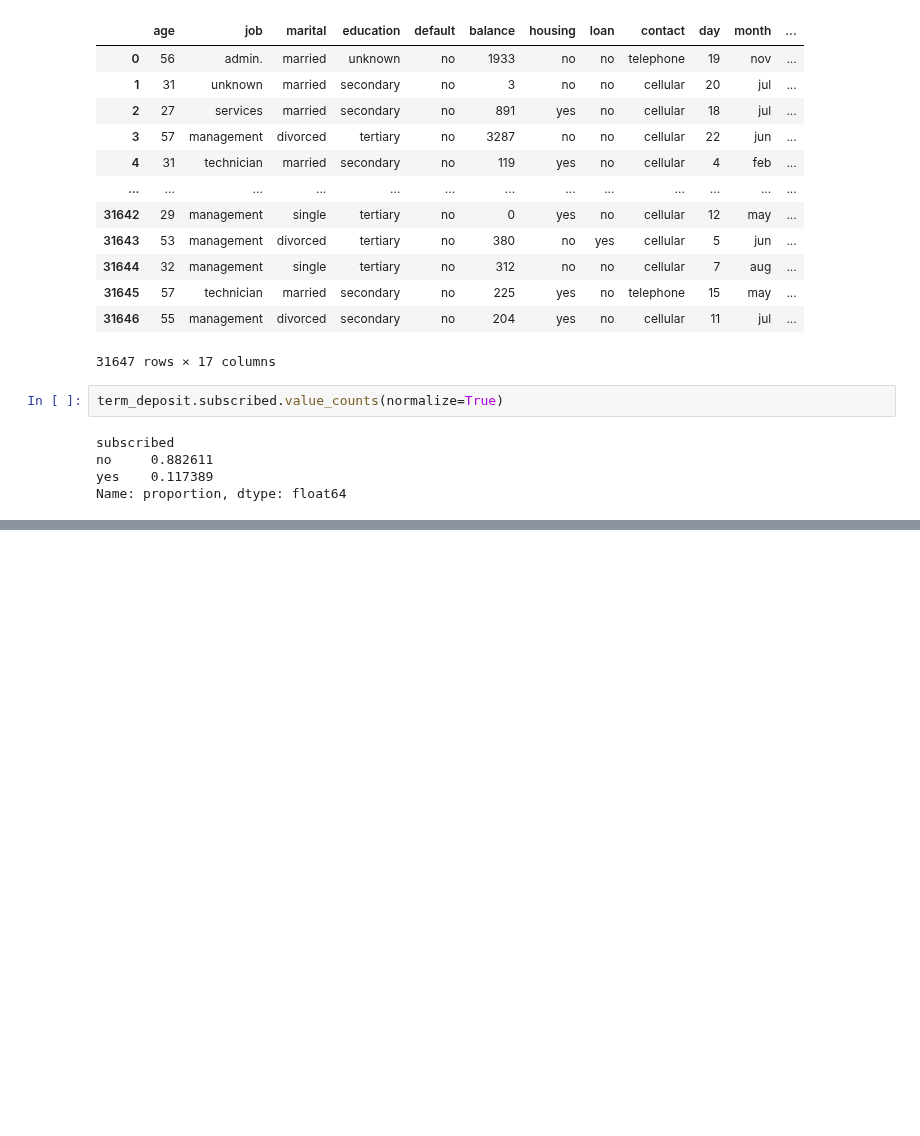
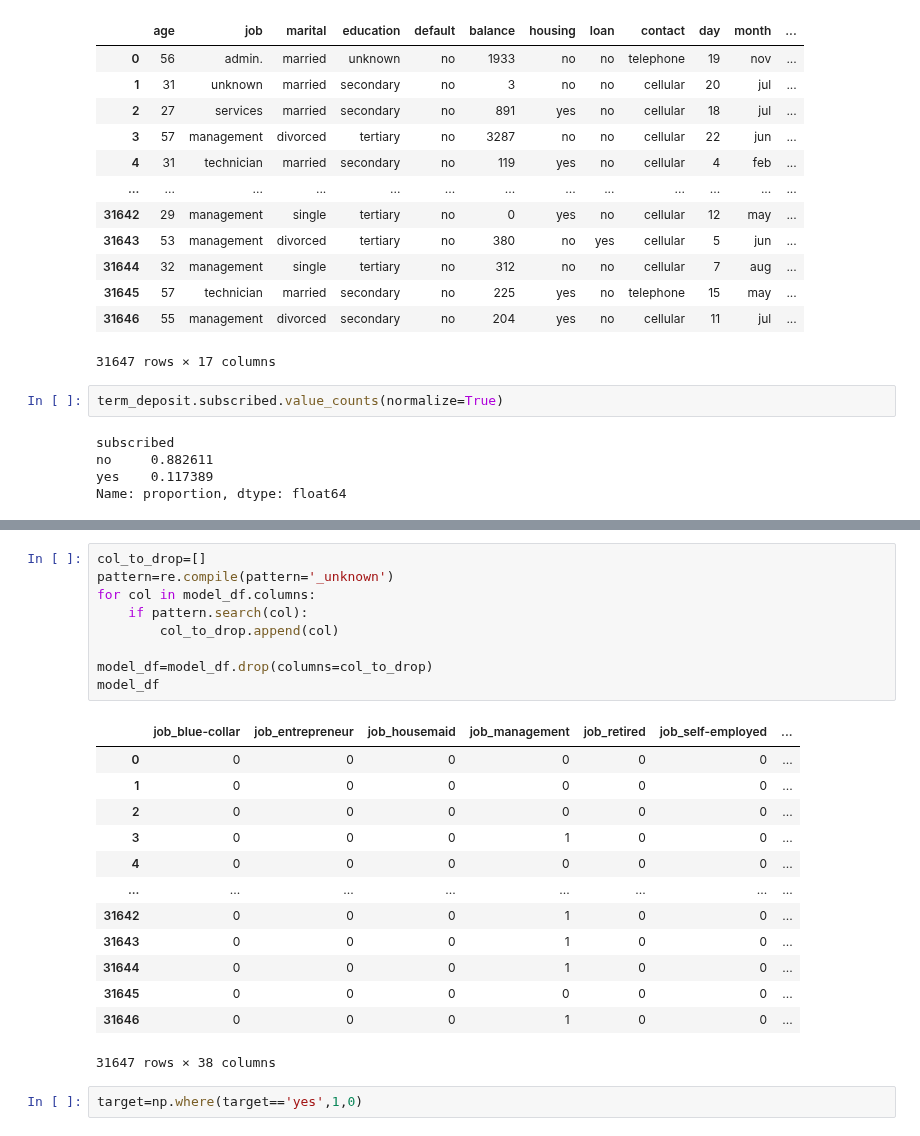
Before and after one commit to duttarajib78/Internship, a Jupyter notebook: Fourth_Phase_Practice_Projects/Bank_Marketing.ipynb, the cells around one changed output, grey strips where cells are left out. Cells and saved outputs as stored; diff of their text form; blank space fills up the shorter version.

```diff
--- a/Fourth_Phase_Practice_Projects/Bank_Marketing.ipynb
+++ b/Fourth_Phase_Practice_Projects/Bank_Marketing.ipynb
@@ -68,0 +202,25 @@ Name: proportion, dtype: float64
+# %%
+col_to_drop=[]
+pattern=re.compile(pattern='_unknown')
+for col in model_df.columns:
+    if pattern.search(col):
+        col_to_drop.append(col)
+
+model_df=model_df.drop(columns=col_to_drop)
+model_df
+# %% [output]
+|  | job_blue-collar | job_entrepreneur | job_housemaid | job_management | job_retired | job_self-employed | ... |
+| 0 | 0 | 0 | 0 | 0 | 0 | 0 | ... |
+| 1 | 0 | 0 | 0 | 0 | 0 | 0 | ... |
+| 2 | 0 | 0 | 0 | 0 | 0 | 0 | ... |
+| 3 | 0 | 0 | 0 | 1 | 0 | 0 | ... |
+| 4 | 0 | 0 | 0 | 0 | 0 | 0 | ... |
+| ... | ... | ... | ... | ... | ... | ... | ... |
+| 31642 | 0 | 0 | 0 | 1 | 0 | 0 | ... |
+| 31643 | 0 | 0 | 0 | 1 | 0 | 0 | ... |
+| 31644 | 0 | 0 | 0 | 1 | 0 | 0 | ... |
+| 31645 | 0 | 0 | 0 | 0 | 0 | 0 | ... |
+| 31646 | 0 | 0 | 0 | 1 | 0 | 0 | ... |
+31647 rows × 38 columns
+# %%
+target=np.where(target=='yes',1,0)
```
Also changed, not shown: parts of 17 cells of this notebook.
